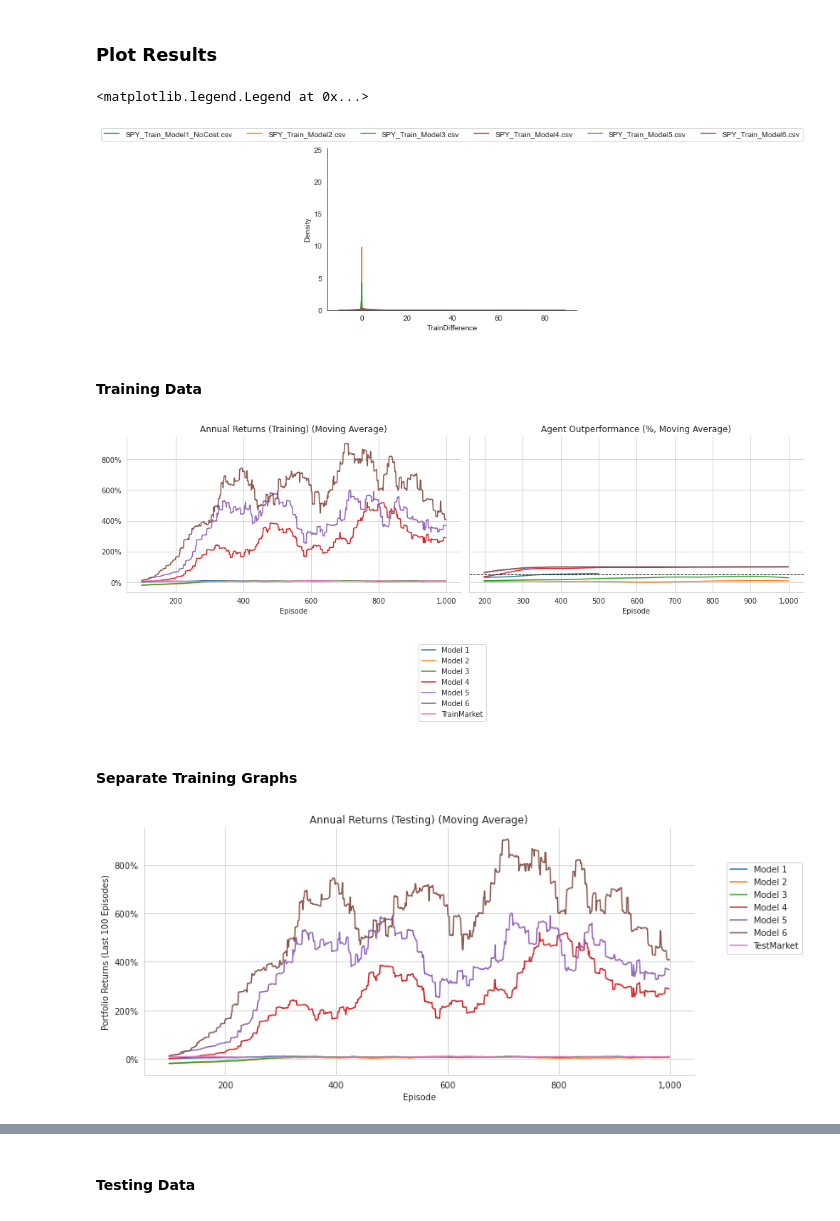
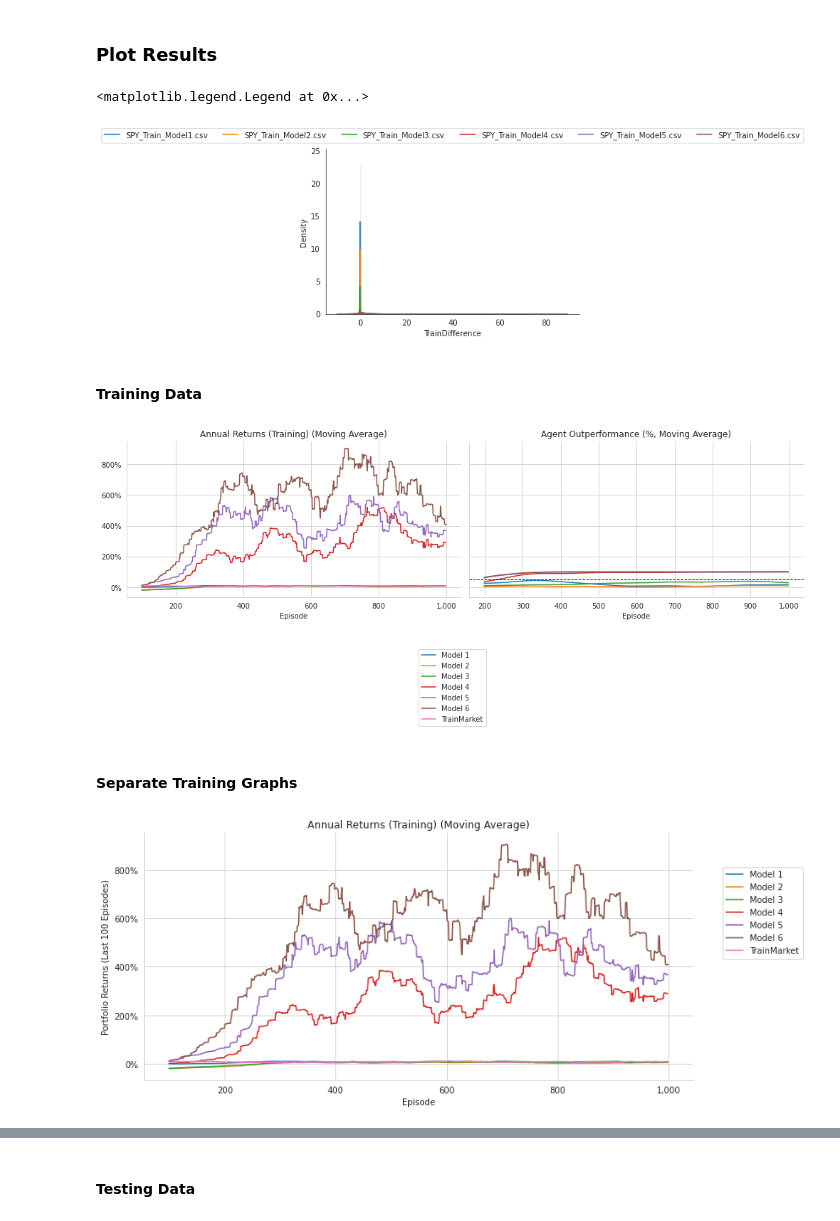
Before and after one commit to Switzerland-MQP-2022/DDQN-Model-Complexity-Analysis, a Jupyter notebook: visualization.ipynb, the cells around one changed output, grey strips where cells are left out. Saved outputs shown, nothing was run; the diff lists cells and outputs as text; code cells hidden in the pictures.

Commit message:
correct labeling errors

```diff
--- a/visualization.ipynb
+++ b/visualization.ipynb
@@ -32,7 +32,7 @@ if not results_path.exists():
 
 # Training files
 spy_file_list = [
-             'results/trading_bot/SPY/SPY_Train_Model1_NoCost.csv',
+             'results/trading_bot/SPY/SPY_Train_Model1.csv',
              'results/trading_bot/SPY/SPY_Train_Model2.csv',
              'results/trading_bot/SPY/SPY_Train_Model3.csv',
              'results/trading_bot/SPY/SPY_Train_Model4.csv',
@@ -42,7 +42,7 @@ spy_file_list = [
 
 # Testing files
 spy_test_file_list = [
-                  'results/trading_bot/SPY/SPY_Test_Model1_NoCost.csv',
+                  'results/trading_bot/SPY/SPY_Test_Model1.csv',
                   'results/trading_bot/SPY/SPY_Test_Model2.csv',
                   'results/trading_bot/SPY/SPY_Test_Model3.csv',
                   'results/trading_bot/SPY/SPY_Test_Model4.csv',
@@ -73,7 +73,7 @@ with sns.axes_style('white'):
 plt.legend(spy_local_files, loc="upper center", bbox_to_anchor=(0.5, 1.15), ncol=len(spy_file_list))
 # %% [output]
 <matplotlib.legend.Legend at 0x...>
-[figure, old version]
+[figure, new version]
 # %% [markdown]
 #### Training Data
 # %%
@@ -128,43 +128,43 @@ sns.despine()
 fig.tight_layout()
 #fig.savefig(results_path / 'performance', dpi=300)
 # %% [output]
-[figure, old version]
+[figure, new version]
 # %% [markdown]
 #### Separate Training Graphs
 # %%
 fig, axes = plt.subplots(ncols=1, figsize=(10, 5), sharey=True)
 
 for r in range(0, len(spy_results_list)):
     results = spy_results_list[r]
     data = results['TrainAgent']
 
     if r == len(spy_results_list) - 1:
         data = results[['TrainAgent','TrainMarket']]
 
     df = (data
           .sub(1)
           .rolling(100)
           .mean())
 
     graph = df.plot(ax=axes,
-                title='Annual Returns (Testing) (Moving Average)',
+                title='Annual Returns (Training) (Moving Average)',
                 legend='')
 
 #fig.legend(labels=spy_test_local_files + ['TestMarket'], bbox_to_anchor=(0.27, -0.5), loc='lower center')
-fig.legend(labels=spy_labels + ['TestMarket'], bbox_to_anchor=(1.1, 0.5), loc='lower center')
+fig.legend(labels=spy_labels + ['TrainMarket'], bbox_to_anchor=(1.1, 0.5), loc='lower center')
 
 graph.yaxis.set_major_formatter(FuncFormatter(lambda y, _: '{:.0%}'.format(y)))
 graph.xaxis.set_major_formatter(FuncFormatter(lambda x, _: '{:,.0f}'.format(x)))
 
 graph.set_xlabel('Episode')
 graph.set_ylabel('Portfolio Returns (Last 100 Episodes)')
 
 sns.despine()
 fig.tight_layout()
 
 #fig.savefig(results_path / 'performance', dpi=300)
 # %% [output]
-[figure, old version]
+[figure, new version]
 # %%
 fig, axes = plt.subplots(ncols=1, figsize=(10, 5), sharey=True)
 
```
Also changed, not shown: parts of 6 cells of this notebook.
